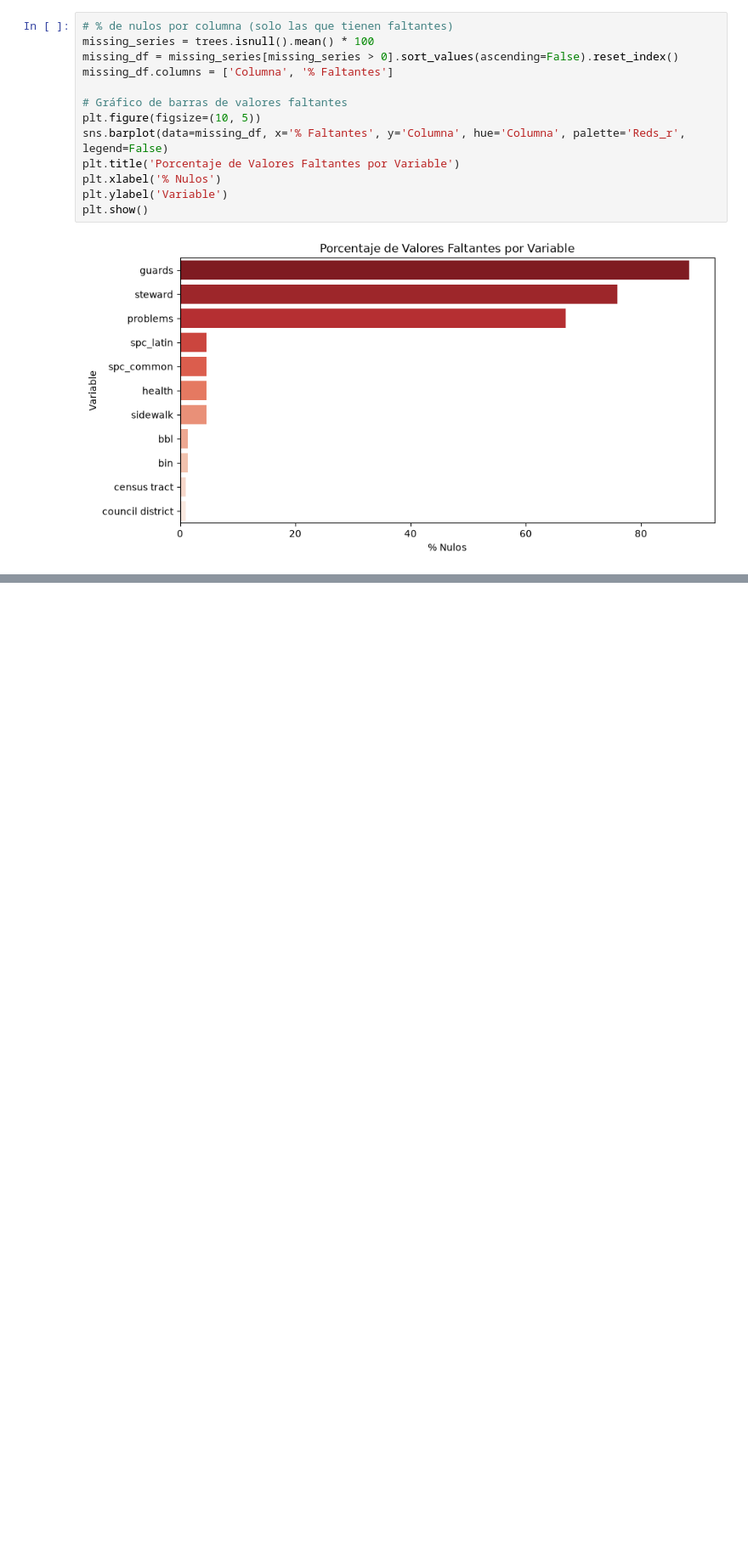
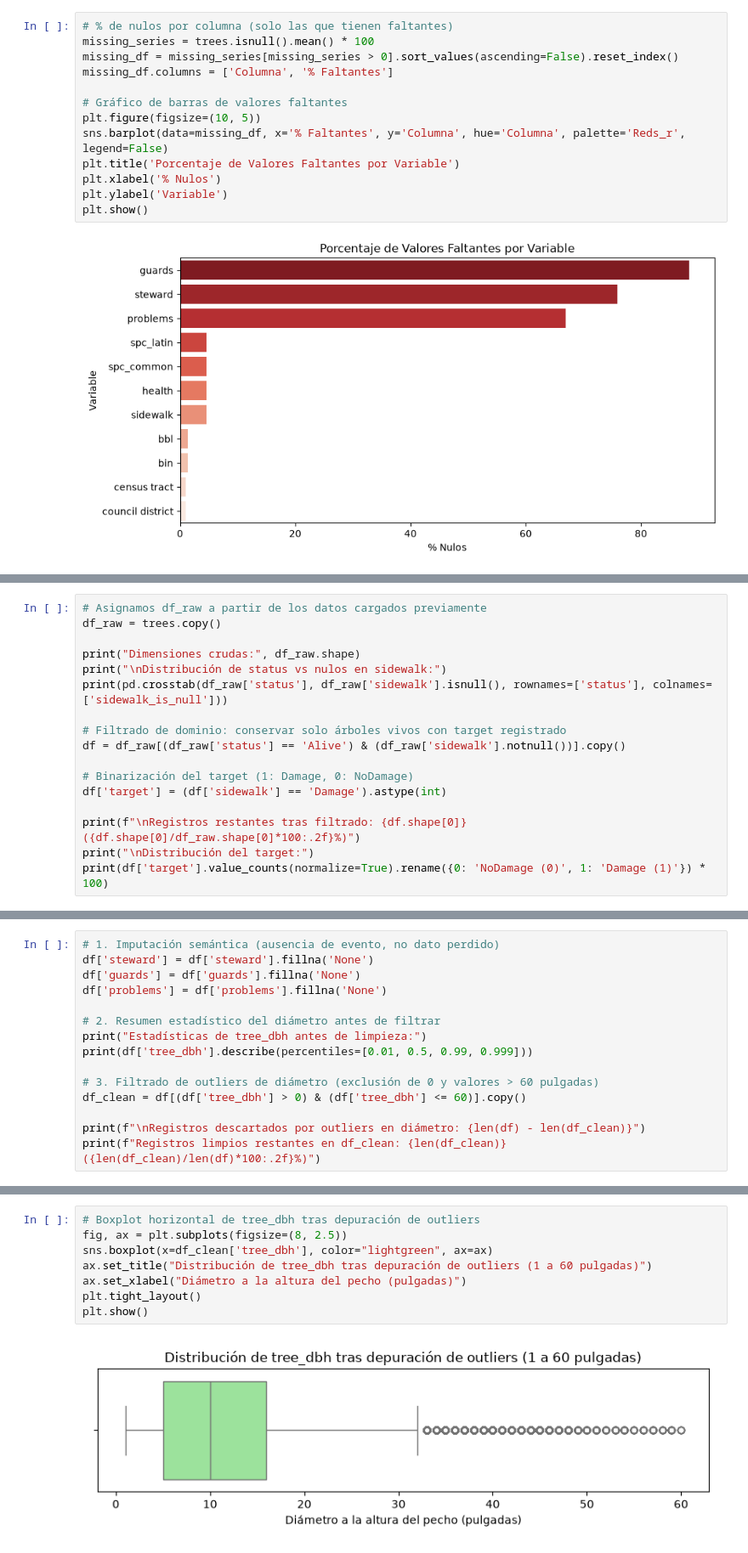
Before and after one commit to EnzoFer/YPF-curso-Data-Science, a Jupyter notebook: Final/Final.ipynb, the cells around one changed output, grey strips where cells are left out. Shown at 85% size. Saved outputs shown, nothing was run; the diff lists cells and outputs as text; blank space fills up the shorter version.

```diff
--- a/Final/Final.ipynb
+++ b/Final/Final.ipynb
@@ -121,0 +174,17 @@ plt.show()
+# %%
+# Asignamos df_raw a partir de los datos cargados previamente
+df_raw = trees.copy()
+
+print("Dimensiones crudas:", df_raw.shape)
+print("\nDistribución de status vs nulos en sidewalk:")
+print(pd.crosstab(df_raw['status'], df_raw['sidewalk'].isnull(), rownames=['status'], colnames=['sidewalk_is_null']))
+
+# Filtrado de dominio: conservar solo árboles vivos con target registrado
+df = df_raw[(df_raw['status'] == 'Alive') & (df_raw['sidewalk'].notnull())].copy()
+
+# Binarización del target (1: Damage, 0: NoDamage)
+df['target'] = (df['sidewalk'] == 'Damage').astype(int)
+
+print(f"\nRegistros restantes tras filtrado: {df.shape[0]} ({df.shape[0]/df_raw.shape[0]*100:.2f}%)")
+print("\nDistribución del target:")
+print(df['target'].value_counts(normalize=True).rename({0: 'NoDamage (0)', 1: 'Damage (1)'}) * 100)
@@ -121,0 +219,15 @@ plt.show()
+# %%
+# 1. Imputación semántica (ausencia de evento, no dato perdido)
+df['steward'] = df['steward'].fillna('None')
+df['guards'] = df['guards'].fillna('None')
+df['problems'] = df['problems'].fillna('None')
+
+# 2. Resumen estadístico del diámetro antes de filtrar
+print("Estadísticas de tree_dbh antes de limpieza:")
+print(df['tree_dbh'].describe(percentiles=[0.01, 0.5, 0.99, 0.999]))
+
+# 3. Filtrado de outliers de diámetro (exclusión de 0 y valores > 60 pulgadas)
+df_clean = df[(df['tree_dbh'] > 0) & (df['tree_dbh'] <= 60)].copy()
+
+print(f"\nRegistros descartados por outliers en diámetro: {len(df) - len(df_clean)}")
+print(f"Registros limpios restantes en df_clean: {len(df_clean)} ({len(df_clean)/len(df)*100:.2f}%)")
@@ -121,0 +249,10 @@ plt.show()
+# %%
+# Boxplot horizontal de tree_dbh tras depuración de outliers
+fig, ax = plt.subplots(figsize=(8, 2.5))
+sns.boxplot(x=df_clean['tree_dbh'], color="lightgreen", ax=ax)
+ax.set_title("Distribución de tree_dbh tras depuración de outliers (1 a 60 pulgadas)")
+ax.set_xlabel("Diámetro a la altura del pecho (pulgadas)")
+plt.tight_layout()
+plt.show()
+# %% [output]
+[figure, added]
```
Also changed, not shown: parts of 15 cells of this notebook, 9 other files.
